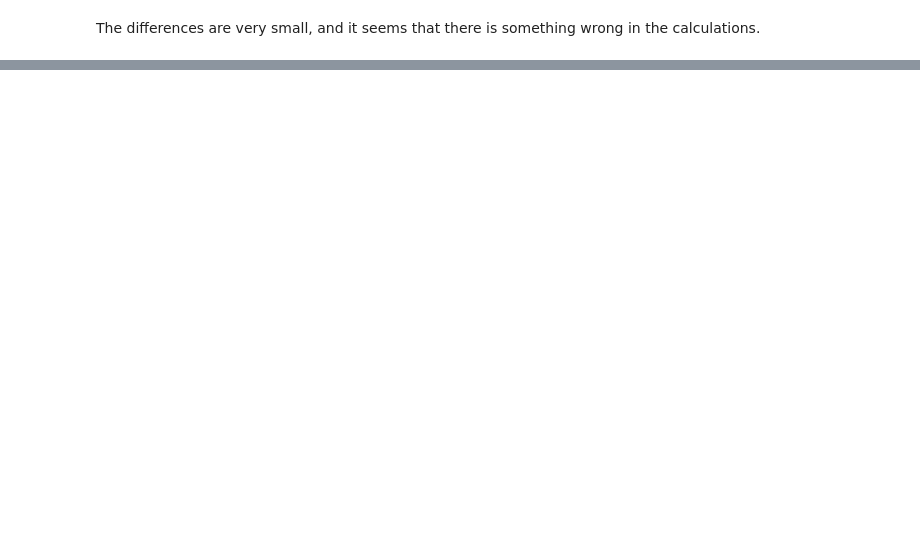
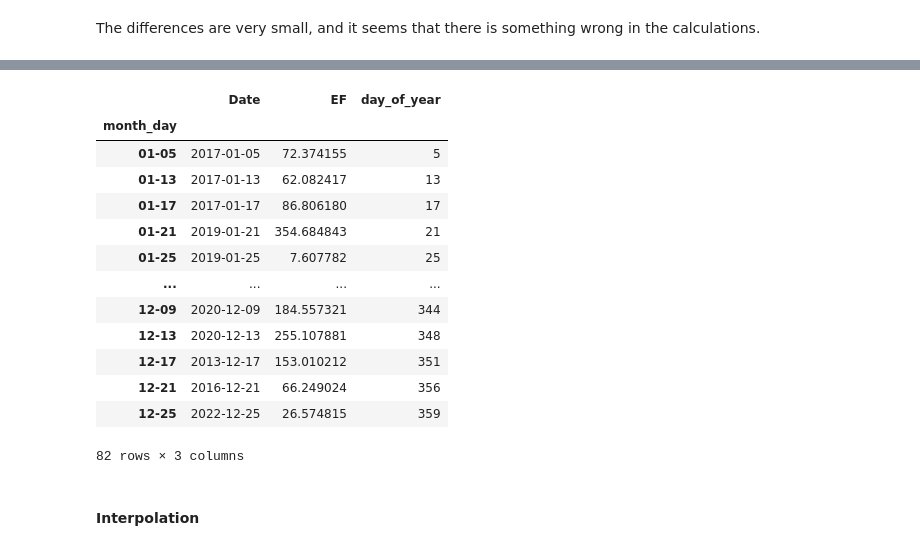
Before and after one commit to ramipiik/Data-Science-Project, a Jupyter notebook: Baseline.ipynb, the cells around one changed output, grey strips where cells are left out. Cells and saved outputs as stored; diff of their text form; code cells hidden in the pictures; blank space fills up the shorter version.

```diff
--- a/Baseline.ipynb
+++ b/Baseline.ipynb
@@ -63,0 +442,5 @@ The differences are very small, and it seems that there is something wrong in th
+# %%
+# Drop the ngeative values EF values as adviced, and also MT and T columns because they are not needed
+EF = EF[EF['EF'] >= 0]
+EF = EF.drop(columns=['MT', 'T'])
+EF
@@ -63,0 +461,3 @@ The differences are very small, and it seems that there is something wrong in th
+# %%
+# Change the date column to datetime object so we can make the necessary groupby
+EF['Date'] = pd.to_datetime(EF['Date'])
@@ -63,0 +503,21 @@ The differences are very small, and it seems that there is something wrong in th
+# %%
+# Add a day of the year (1-365) column to the EF_grouped data for plotting
+EF_grouped['day_of_year'] = EF_grouped['Date'].dt.dayofyear
+EF_grouped
+# %% [output]
+|  | Date | EF | day_of_year |
+| month_day |  |  |  |
+| 01-05 | 2017-01-05 | 72.374155 | 5 |
+| 01-13 | 2017-01-13 | 62.082417 | 13 |
+| 01-17 | 2017-01-17 | 86.806180 | 17 |
+| 01-21 | 2019-01-21 | 354.684843 | 21 |
+| 01-25 | 2019-01-25 | 7.607782 | 25 |
+| ... | ... | ... | ... |
+| 12-09 | 2020-12-09 | 184.557321 | 344 |
+| 12-13 | 2020-12-13 | 255.107881 | 348 |
+| 12-17 | 2013-12-17 | 153.010212 | 351 |
+| 12-21 | 2016-12-21 | 66.249024 | 356 |
+| 12-25 | 2022-12-25 | 26.574815 | 359 |
+82 rows × 3 columns
+# %% [markdown]
+#### Interpolation
```
Also changed, not shown: parts of 58 cells of this notebook.
